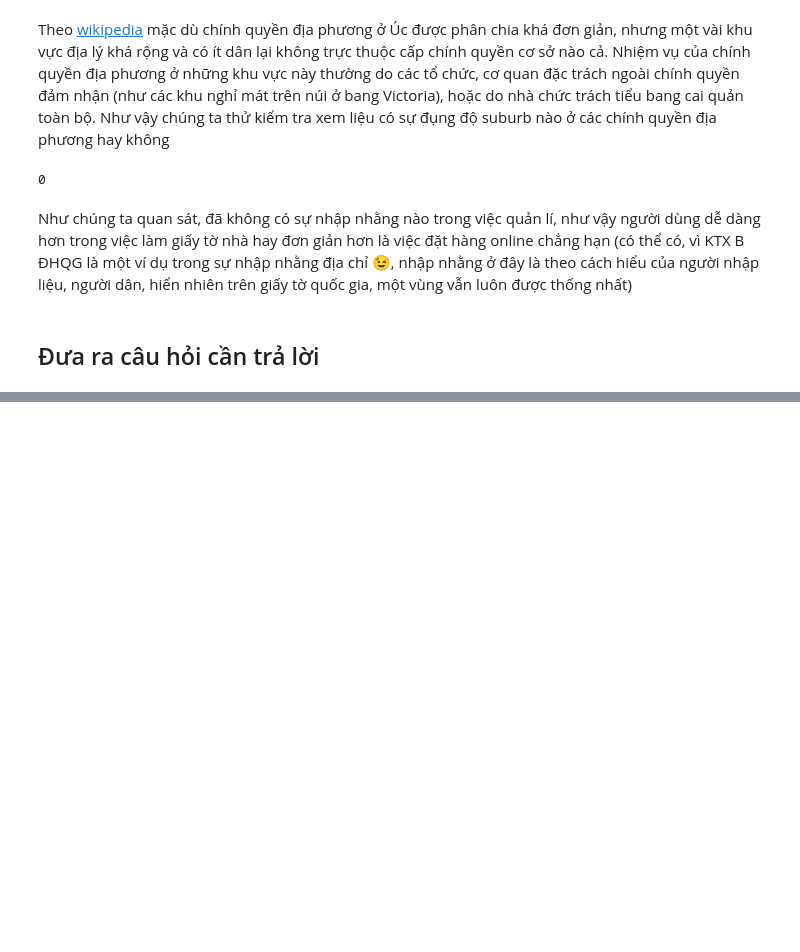
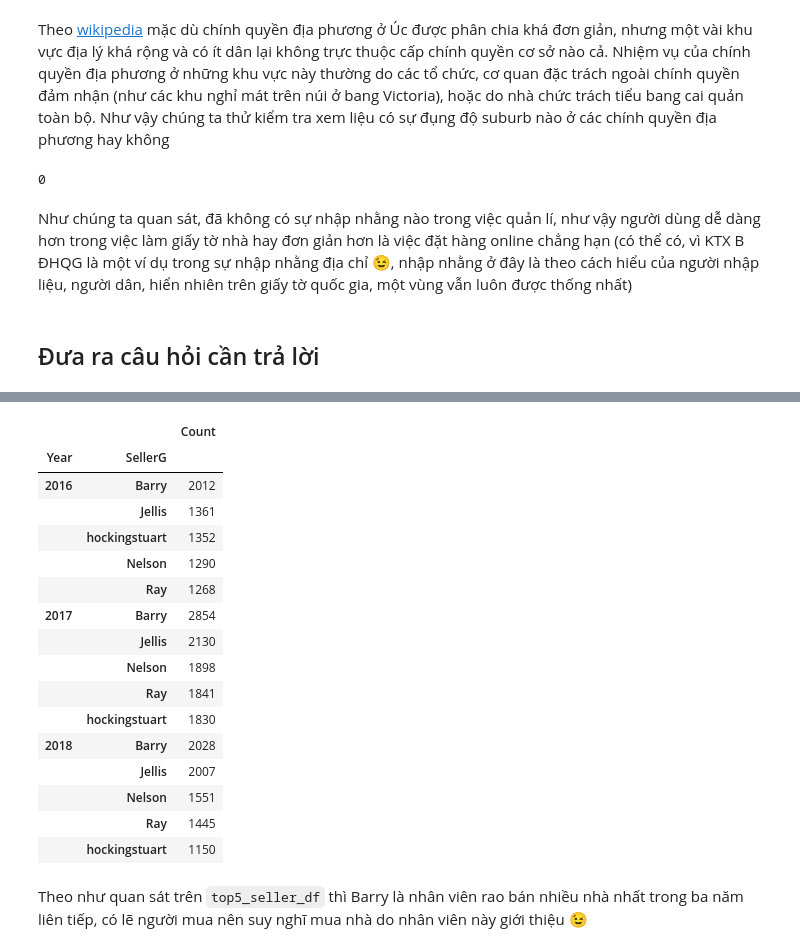
Before and after one commit to phanvoquyen/L-p-tr-nh-cho-Khoa-h-c-D-li-u, a Jupyter notebook: Code/18120509_18120529.ipynb, the cells around one changed output, grey strips where cells are left out. Cells and saved outputs as stored; diff of their text form; code cells hidden in the pictures; blank space fills up the shorter version.

```diff
--- a/Code/18120509_18120529.ipynb
+++ b/Code/18120509_18120529.ipynb
@@ -279,0 +403,5 @@ Như chúng ta quan sát, đã không có sự nhập nhằng nào trong việc
+# %%
+seller_df = mhm_df[['Year', 'SellerG']]
+seller_df = pd.DataFrame(seller_df.groupby(['Year', 'SellerG']).size())
+seller_df.columns = ['Count']
+seller_df
@@ -279,0 +423,24 @@ Như chúng ta quan sát, đã không có sự nhập nhằng nào trong việc
+# %%
+top5_seller = seller_df['Count'].groupby('Year', group_keys=False)
+top5_seller_df = pd.DataFrame(top5_seller.nlargest(5))
+top5_seller_df
+# %% [output]
+|  |  | Count |
+| Year | SellerG |  |
+| 2016 | Barry | 2012 |
+|  | Jellis | 1361 |
+|  | hockingstuart | 1352 |
+|  | Nelson | 1290 |
+|  | Ray | 1268 |
+| 2017 | Barry | 2854 |
+|  | Jellis | 2130 |
+|  | Nelson | 1898 |
+|  | Ray | 1841 |
+|  | hockingstuart | 1830 |
+| 2018 | Barry | 2028 |
+|  | Jellis | 2007 |
+|  | Nelson | 1551 |
+|  | Ray | 1445 |
+|  | hockingstuart | 1150 |
+# %% [markdown]
+Theo như quan sát trên `top5_seller_df` thì Barry là nhân viên rao bán nhiều nhà nhất trong ba năm liên tiếp, có lẽ người mua nên suy nghĩ mua nhà do nhân viên này giới thiệu 😉
```
Also changed, not shown: parts of 20 cells of this notebook.
